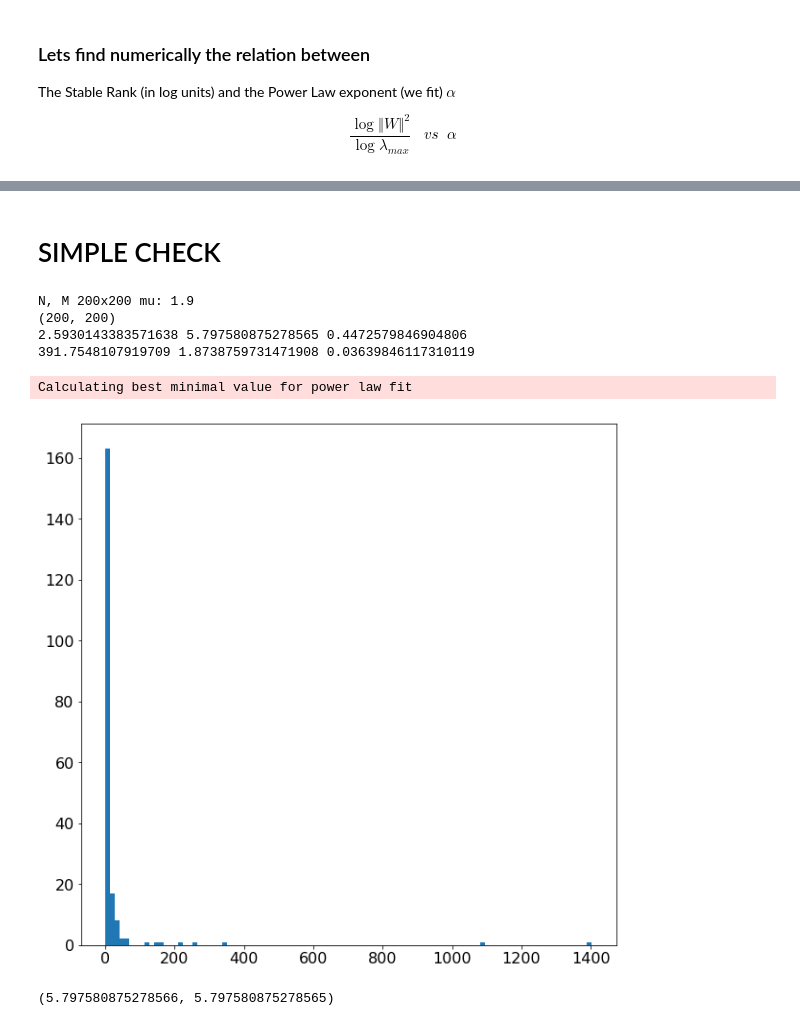
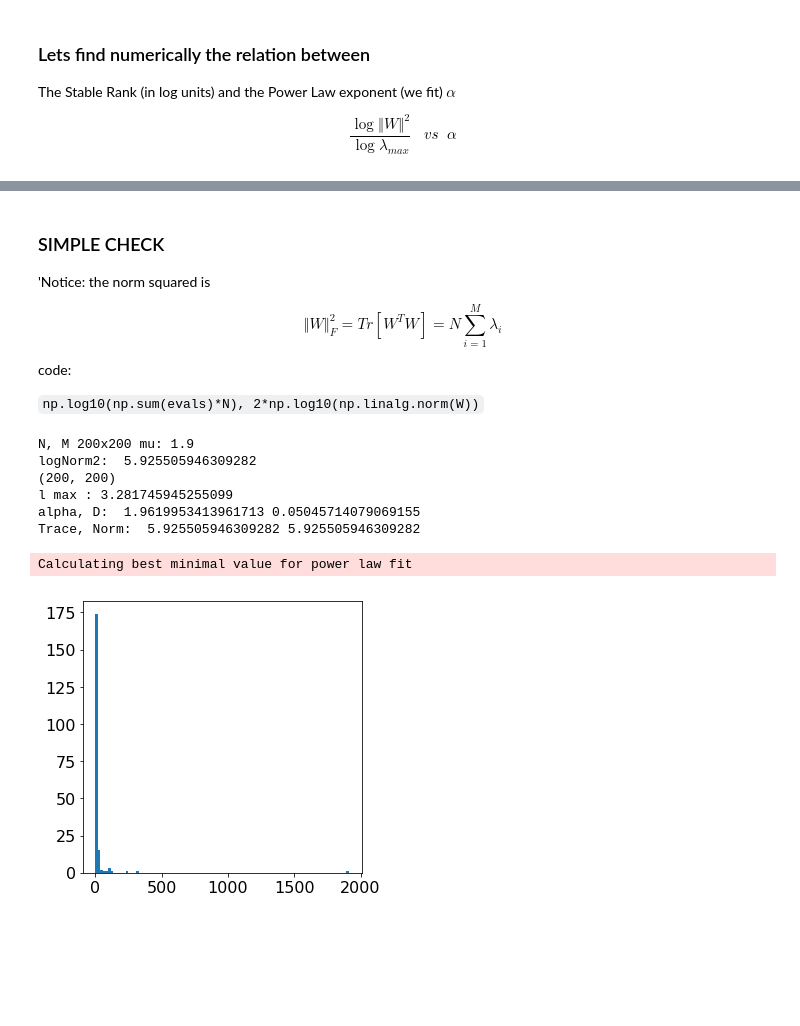
Before and after one commit to CalculatedContent/PredictingTestAccuracies, a Jupyter notebook: PowerLawExample-Alpha-LogNorm-Relations.ipynb, the cells around one changed output, grey strips where cells are left out. Cells and saved outputs as stored; diff of their text form; code cells hidden in the pictures; blank space fills up the shorter version.

```diff
--- a/PowerLawExample-Alpha-LogNorm-Relations.ipynb
+++ b/PowerLawExample-Alpha-LogNorm-Relations.ipynb
@@ -171,5 +190,15 @@ plt.savefig("img/Alpha-LogNorm-Relations.png")
-# %% [markdown]
-# SIMPLE CHECK
+# %% [markdown]
+### SIMPLE CHECK
+
+'Notice:  the norm squared is
+
+$$\Vert W\Vert^{2}_{F}=Tr[W^TW]=N\sum_{i=1}^{M}\lambda_{i}$$
+
+
+code:
+
+
+`np.log10(np.sum(evals)*N), 2*np.log10(np.linalg.norm(W))`
 # %%
 M=200
 
@@ -182,28 +211,30 @@ W = np.random.pareto(a=mu,size=(N,M))
 normW = np.linalg.norm(W, ord='fro')#/np.sqrt(N)
 
 logNorm2 = 2.0*np.log10(normW)
+print("logNorm2: ", logNorm2)
 
 X=np.dot(W.T,W)/N
 print(X.shape)
 evals = np.linalg.eigvals(X)
 
 l_max, l_min = np.max(evals), np.min(evals)
-print(np.log10(l_max), logNorm2, np.log10(l_max)/ logNorm2)
+print("l max :", np.log10(l_max))
 
 fit =  powerlaw.Fit(evals)
 a = fit.alpha
-print(l_max, a, fit.D)
+print("alpha, D: ",a, fit.D)
+
+print("Trace, Norm: ",np.log10(np.sum(evals)*N), 2*np.log10(np.linalg.norm(W)))
 # %% [output]
 N, M 200x200 mu: 1.9
+logNorm2:  5.925505946309282
 (200, 200)
-2.5930143383571638 5.797580875278565 0.4472579846904806
-391.7548107919709 1.8738759731471908 0.03639846117310119
+l max : 3.281745945255099
+alpha, D:  1.9619953413961713 0.05045714079069155
+Trace, Norm:  5.925505946309282 5.925505946309282
 Calculating best minimal value for power law fit
 # %%
+plt.rcParams['figure.figsize'] = [5,5]
 plt.hist(evals,bins=100);
 # %% [output]
-[figure, old version]
+[figure, new version]
-# %%
-np.log10(np.sum(evals)*N), 2*np.log10(np.linalg.norm(W))
-# %% [output]
-(5.797580875278566, 5.797580875278565)
```
Also changed, not shown: parts of 8 cells of this notebook, 1 other file.
